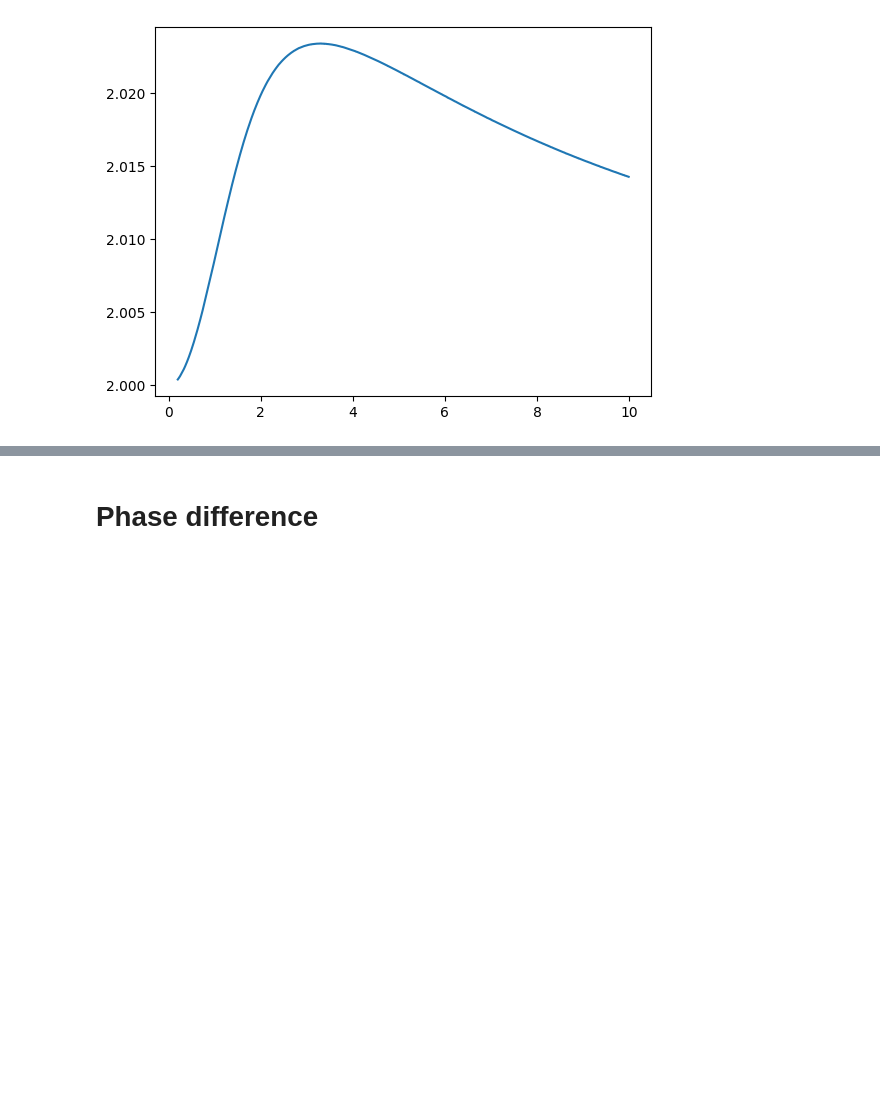
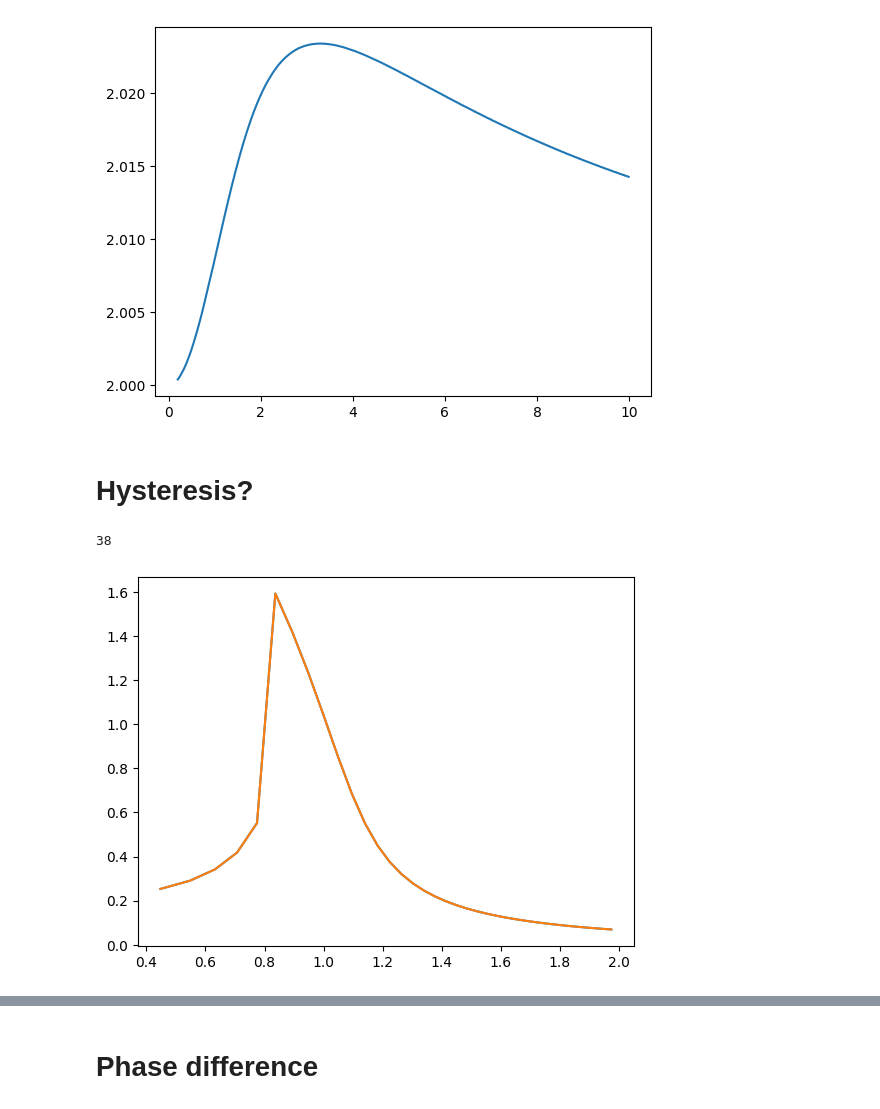
Before and after one commit to huyenanh-nguyen/daniel_model, a Jupyter notebook: ODE/simulation.ipynb, the cells around one changed output, grey strips where cells are left out. Saved outputs shown, nothing was run; the diff lists cells and outputs as text; code cells hidden in the pictures; blank space fills up the shorter version.

Commit message:
no hysteresis yet

```diff
--- a/ODE/simulation.ipynb
+++ b/ODE/simulation.ipynb
@@ -271,3 +271,39 @@ plt.plot(reso_mu, mu_amp)
 plt.show()
 # %% [output]
 [figure]
+# %% [markdown]
+# Hysteresis?
+# %%
+hys_amp = []
+x0 = []
+y0 = []
+p0 = []
+q0 = []
+
+hys_alpha = np.arange(0.2, 4, 0.1)
+np.append(hys_alpha, list(reversed(hys_alpha[:-1])))
+
+for i in hys_alpha:
+    x0.append(OnesidedCoupling(par, t, keep, k, mu, gamma, i, beta).x_solv()[-keep])
+    y0.append(OnesidedCoupling(par, t, keep, k, mu, gamma, i, beta).y_solv()[-keep])
+    p0.append(OnesidedCoupling(par, t, keep, k, mu, gamma, i, beta).p_solv()[-keep])
+    q0.append(OnesidedCoupling(par, t, keep, k, mu, gamma, i, beta).q_solv()[-keep])
+
+hys_omega = [np.sqrt(i) for i in hys_alpha]
+# %%
+len(hys_alpha)
+# len(q0)
+# %% [output]
+38
+# %%
+
+for i in range(len(q0)):
+    part = x0[i], y0[i], p0[i], q0[i]
+    hys_amp.append(np.mean(OnesidedCoupling(part, t, keep, k, mu, gamma, hys_alpha[i], beta).find_peaks_max()[1][1]['peak_heights'][-10:]))
+
+
+plt.plot(omega, hys_amp)
+plt.plot(hys_omega, hys_amp)
+plt.show()
+# %% [output]
+[figure, added]
```
Also changed, not shown: parts of 5 cells of this notebook, 1 other file.
